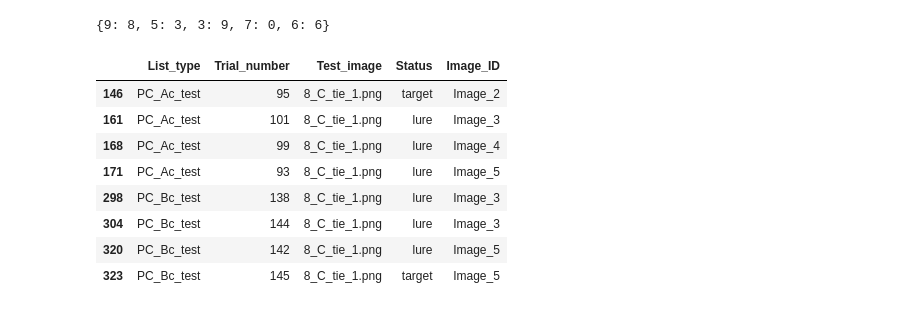
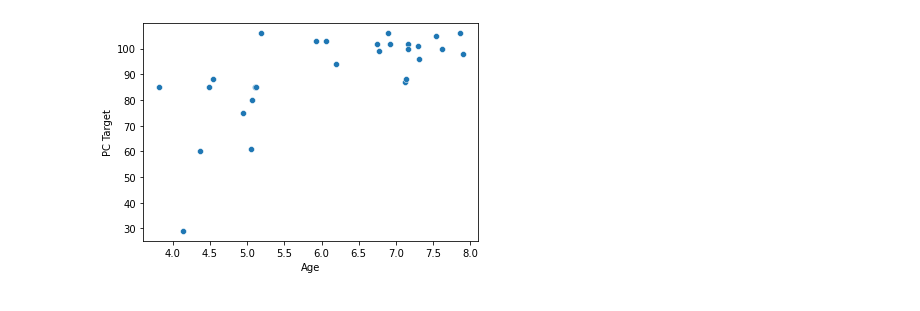
Before and after one commit to samsydco/PSPC, a Jupyter notebook: PSPC_sanity.ipynb, the cells around one changed output. Saved outputs shown, nothing was run; the diff lists cells and outputs as text; code cells hidden in the pictures.

```diff
--- a/PSPC_sanity.ipynb
+++ b/PSPC_sanity.ipynb
@@ -57,29 +177,4 @@ for answer in Sanity_PS['ans']:
 # %%
-# Compare from Sanity_dict to Answer_Key for Pattern Completion ('ans1')
-Answer_PC = Answer_dict['Day 1'][Answer_dict['Day 1']['List_type'].str.contains('PC')]
-Sanity_PC = Sanity_dict['Day 1']['target'].dropna(subset='ans1')
-PCdict = {'Type':[],'Status':[]}
-for answer in Sanity_PC['ans1']:
-    PCdict['Type'].append(Answer_PC.loc[Answer_PC['Test_image'] == answer]['List_type'].iloc[0].split('_')[1])
-    PCdict['Status'].append(Answer_PC.loc[Answer_PC['Test_image'] == answer]['Status'].iloc[0])
+g = sns.scatterplot(data=datadf,  x='Age', y='PC Target')
+# %% [output]
+[figure, added]
-# %%
-data = []
-for i in range(5):
-    data.append(dict(zip(np.random.choice(10, replace=False, size=5),
-                         np.random.randint(10, size=5))))
-df = pd.DataFrame(data)
-data[1]
-# %% [output]
-{9: 8, 5: 3, 3: 9, 7: 0, 6: 6}
-# %%
-Answers.loc[Answers['Test_image'] == answer]
-# %% [output]
-|  | List_type | Trial_number | Test_image | Status | Image_ID |
-| 146 | PC_Ac_test | 95 | 8_C_tie_1.png | target | Image_2 |
-| 161 | PC_Ac_test | 101 | 8_C_tie_1.png | lure | Image_3 |
-| 168 | PC_Ac_test | 99 | 8_C_tie_1.png | lure | Image_4 |
-| 171 | PC_Ac_test | 93 | 8_C_tie_1.png | lure | Image_5 |
-| 298 | PC_Bc_test | 138 | 8_C_tie_1.png | lure | Image_3 |
-| 304 | PC_Bc_test | 144 | 8_C_tie_1.png | lure | Image_3 |
-| 320 | PC_Bc_test | 142 | 8_C_tie_1.png | lure | Image_5 |
-| 323 | PC_Bc_test | 145 | 8_C_tie_1.png | target | Image_5 |
```
Also changed, not shown: parts of 18 cells of this notebook.
